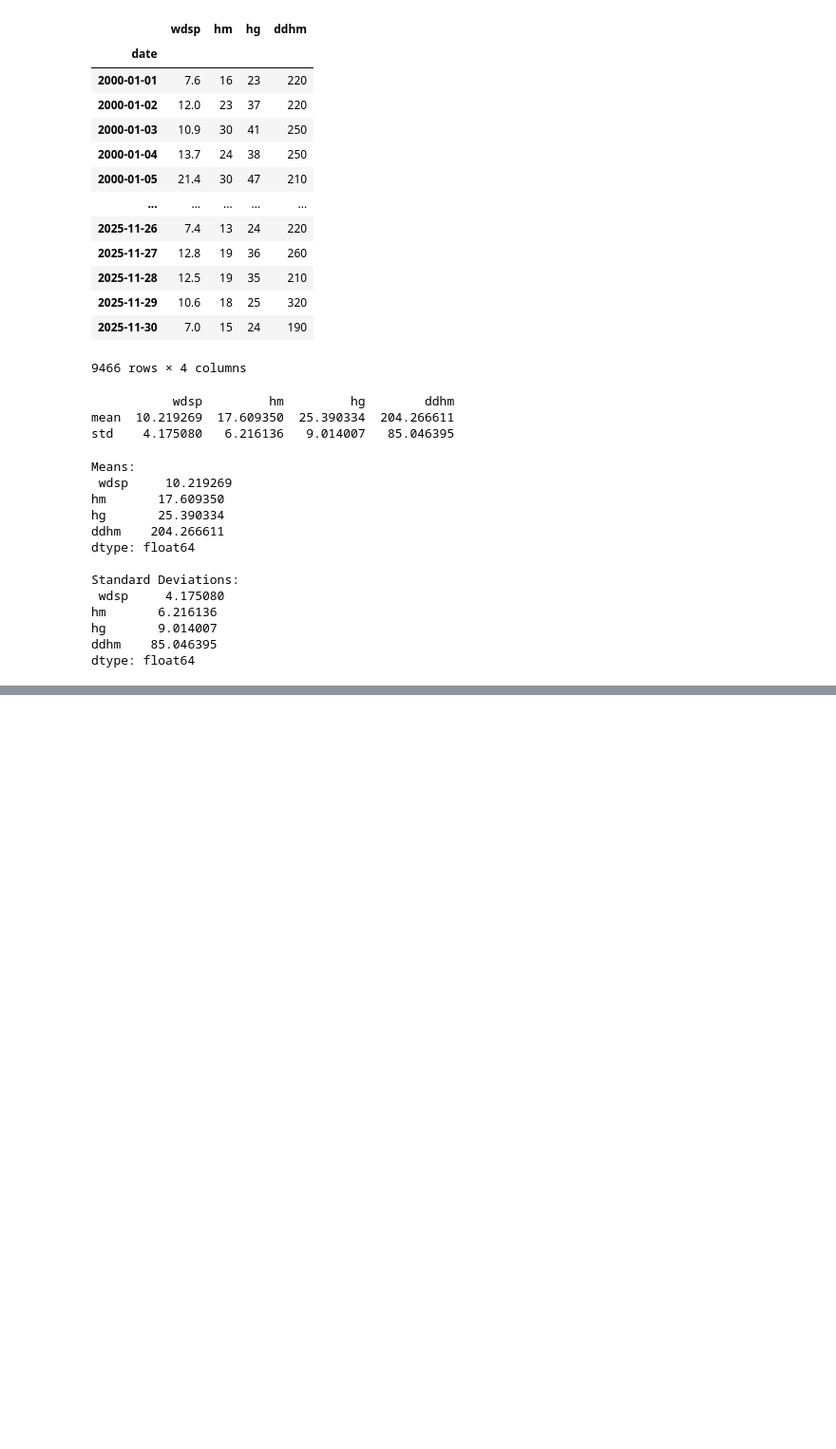
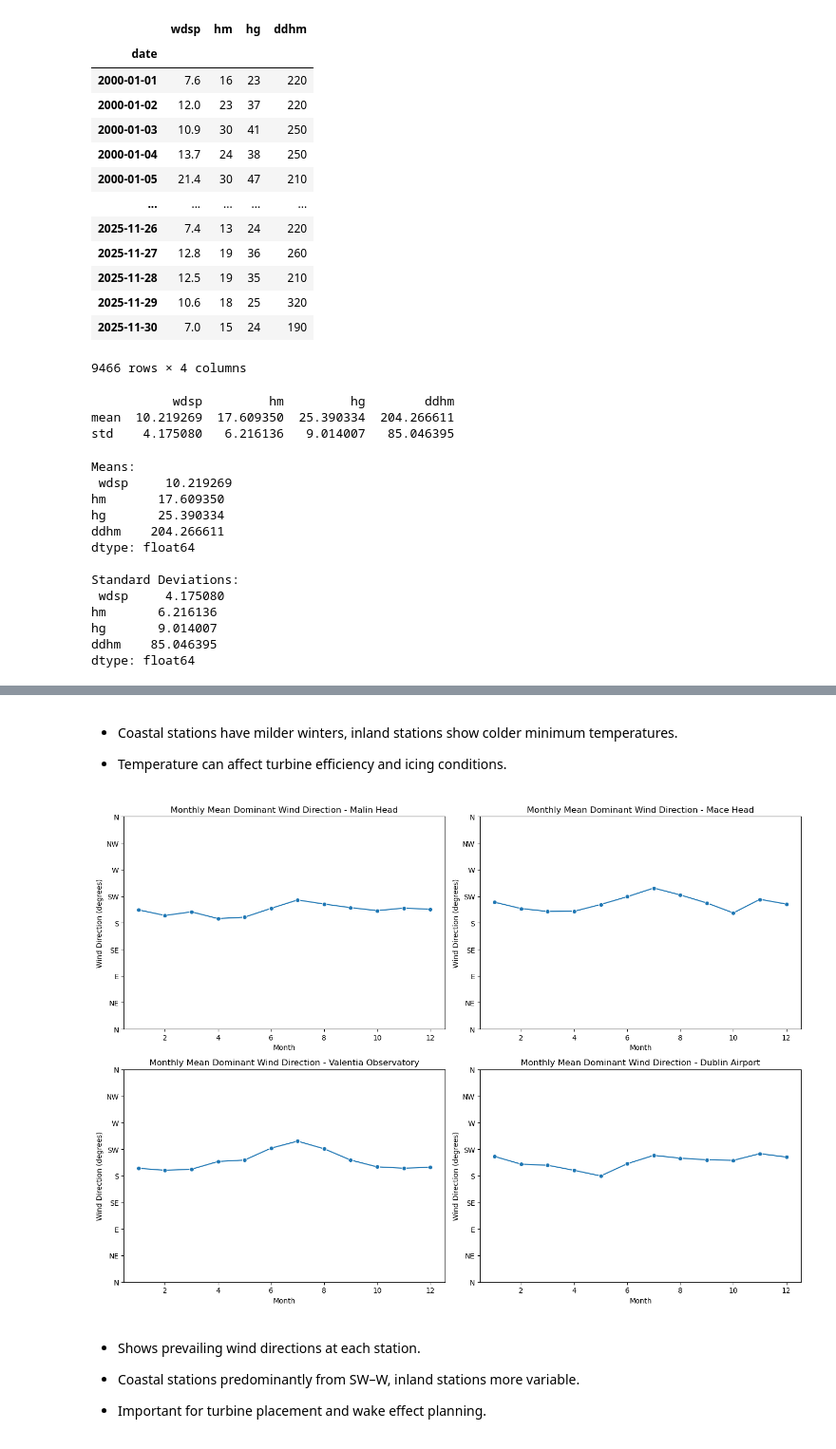
Before and after one commit to fin81985/PFDA-Project, a Jupyter notebook: wind_analysis.ipynb, the cells around one changed output, grey strips where cells are left out. Shown at 95% size. Saved outputs shown, nothing was run; the diff lists cells and outputs as text; code cells hidden in the pictures; blank space fills up the shorter version.

```diff
--- a/wind_analysis.ipynb
+++ b/wind_analysis.ipynb
@@ -459,0 +425,29 @@ plt.show()
+# %% [markdown]
+* Coastal stations have milder winters, inland stations show colder minimum temperatures.
+
+* Temperature can affect turbine efficiency and icing conditions.
+# %%
+# Compass labels for wind direction
+compass_labels = ['N', 'NE', 'E', 'SE', 'S', 'SW', 'W', 'NW', 'N']
+compass_ticks = np.arange(0, 361, 45)
+
+# Plot monthly dominant wind direction
+fig, axes = plt.subplots(2, 2, figsize=(14, 10))
+axes = axes.flatten()
+for i, station in enumerate(stations.keys()):
+    sns.lineplot(data=monthly_ddhm.loc[station], ax=axes[i], marker='o')
+    axes[i].set_title(f'Monthly Mean Dominant Wind Direction - {station}')
+    axes[i].set_ylabel('Wind Direction (degrees)')
+    axes[i].set_xlabel('Month')
+    axes[i].set_yticks(compass_ticks)
+    axes[i].set_yticklabels(compass_labels)
+plt.tight_layout()
+plt.show()
+# %% [output]
+[figure, added]
+# %% [markdown]
+* Shows prevailing wind directions at each station.
+
+* Coastal stations predominantly from SW–W, inland stations more variable.
+
+* Important for turbine placement and wake effect planning.
```
Also changed, not shown: parts of 34 cells of this notebook.
